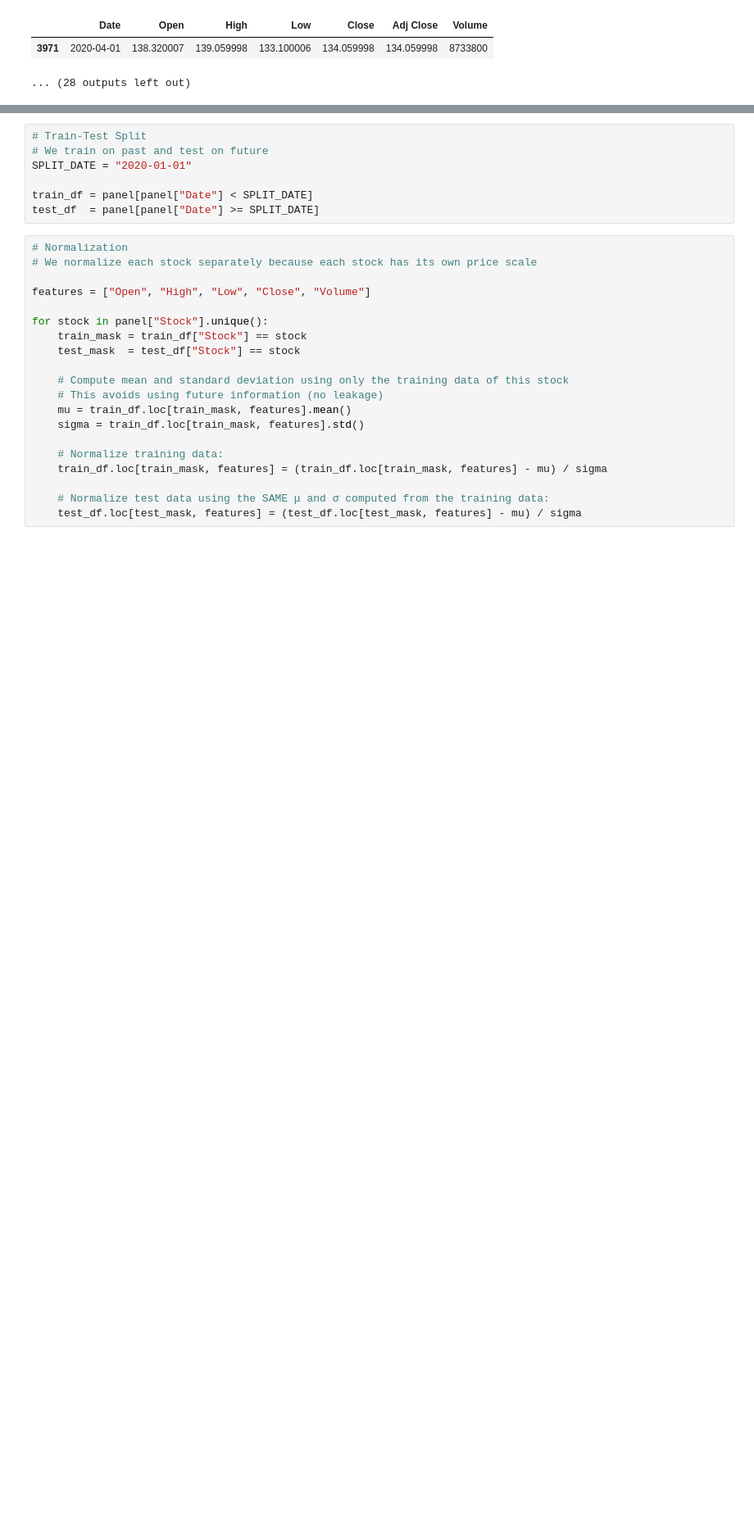
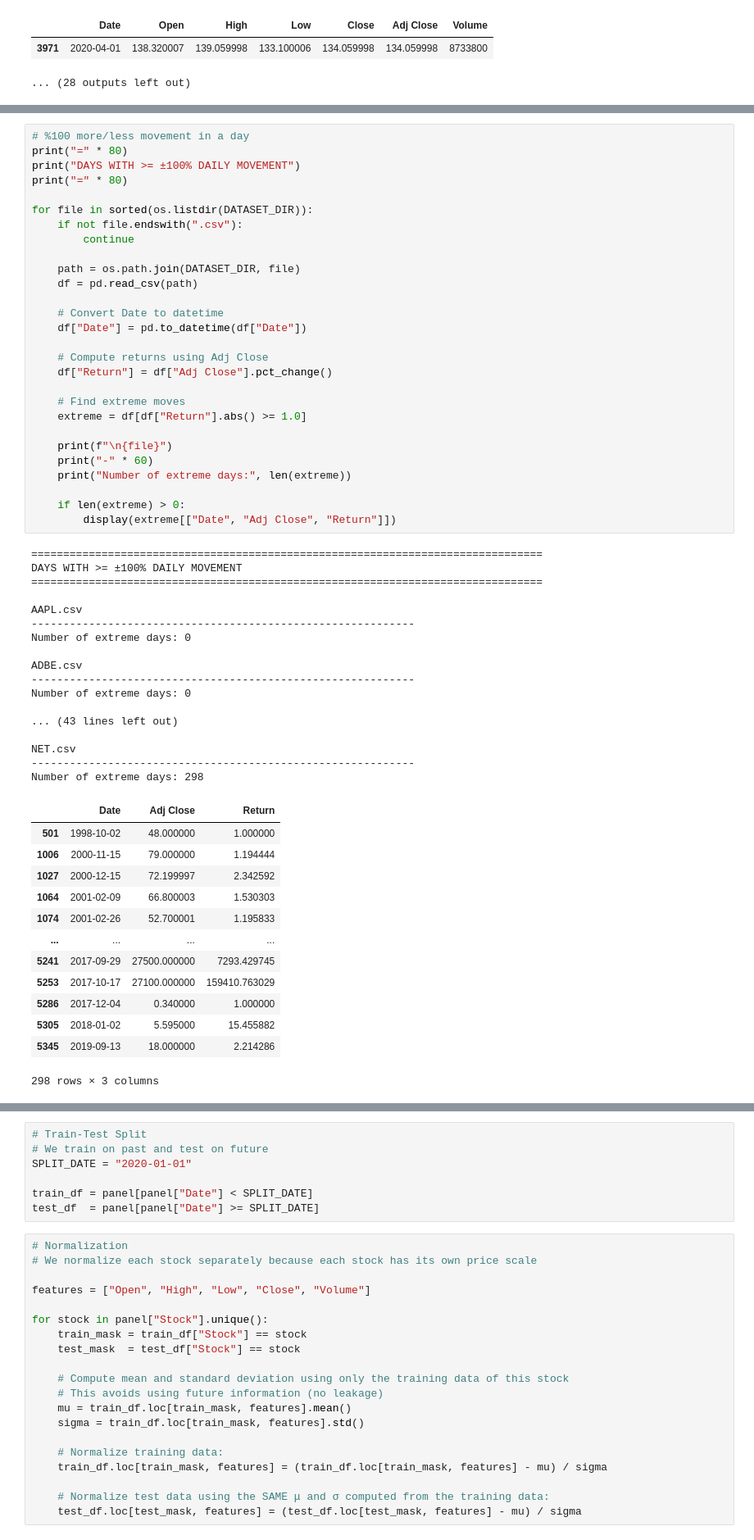
Before and after one commit to BrnDnzDzgn/Stock_Price_Predictor, a Jupyter notebook: 1_preprocessing.ipynb, the cells around one changed output, grey strips where cells are left out. Shown at 82% size. Cells and saved outputs as stored; diff of their text form; blank space fills up the shorter version.

```diff
--- a/1_preprocessing.ipynb
+++ b/1_preprocessing.ipynb
@@ -241,0 +241,59 @@ nvda_clean.to_csv("dataset/NVDA.csv", index=False)
+# %%
+# %100 more/less movement in a day
+print("=" * 80)
+print("DAYS WITH >= ±100% DAILY MOVEMENT")
+print("=" * 80)
+
+for file in sorted(os.listdir(DATASET_DIR)):
+    if not file.endswith(".csv"):
+        continue
+
+    path = os.path.join(DATASET_DIR, file)
+    df = pd.read_csv(path)
+
+    # Convert Date to datetime
+    df["Date"] = pd.to_datetime(df["Date"])
+
+    # Compute returns using Adj Close
+    df["Return"] = df["Adj Close"].pct_change()
+
+    # Find extreme moves
+    extreme = df[df["Return"].abs() >= 1.0]
+
+    print(f"\n{file}")
+    print("-" * 60)
+    print("Number of extreme days:", len(extreme))
+
+    if len(extreme) > 0:
+        display(extreme[["Date", "Adj Close", "Return"]])
+# %% [output]
+================================================================================
+DAYS WITH >= ±100% DAILY MOVEMENT
+================================================================================
+
+AAPL.csv
+------------------------------------------------------------
+Number of extreme days: 0
+
+ADBE.csv
+------------------------------------------------------------
+Number of extreme days: 0
+
+... (43 lines left out)
+
+NET.csv
+------------------------------------------------------------
+Number of extreme days: 298
+|  | Date | Adj Close | Return |
+| 501 | 1998-10-02 | 48.000000 | 1.000000 |
+| 1006 | 2000-11-15 | 79.000000 | 1.194444 |
+| 1027 | 2000-12-15 | 72.199997 | 2.342592 |
+| 1064 | 2001-02-09 | 66.800003 | 1.530303 |
+| 1074 | 2001-02-26 | 52.700001 | 1.195833 |
+| ... | ... | ... | ... |
+| 5241 | 2017-09-29 | 27500.000000 | 7293.429745 |
+| 5253 | 2017-10-17 | 27100.000000 | 159410.763029 |
+| 5286 | 2017-12-04 | 0.340000 | 1.000000 |
+| 5305 | 2018-01-02 | 5.595000 | 15.455882 |
+| 5345 | 2019-09-13 | 18.000000 | 2.214286 |
+298 rows × 3 columns
```
Also changed, not shown: parts of 5 cells of this notebook, 2 other files.
